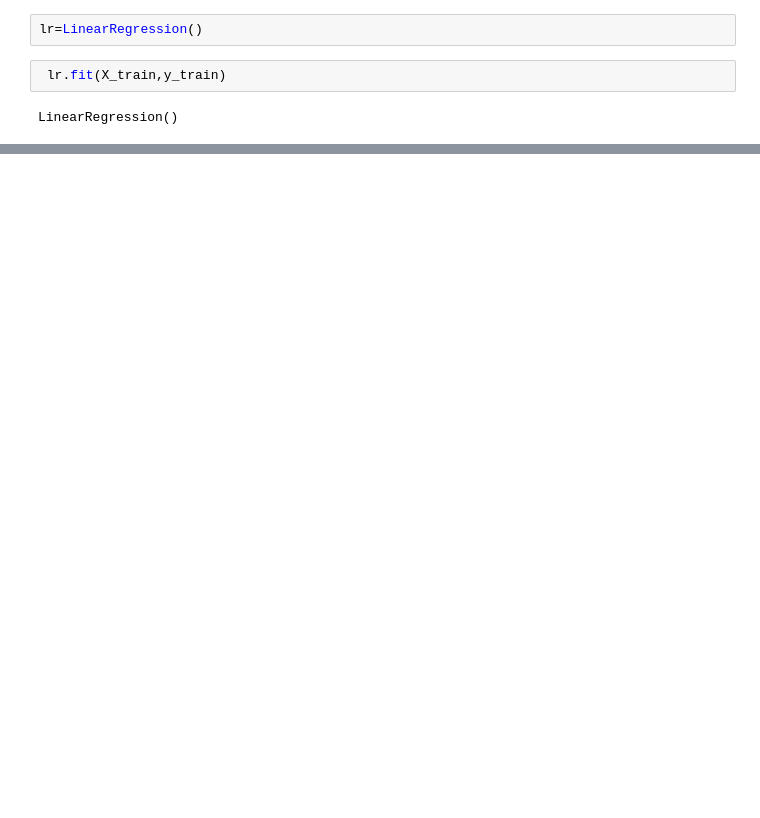
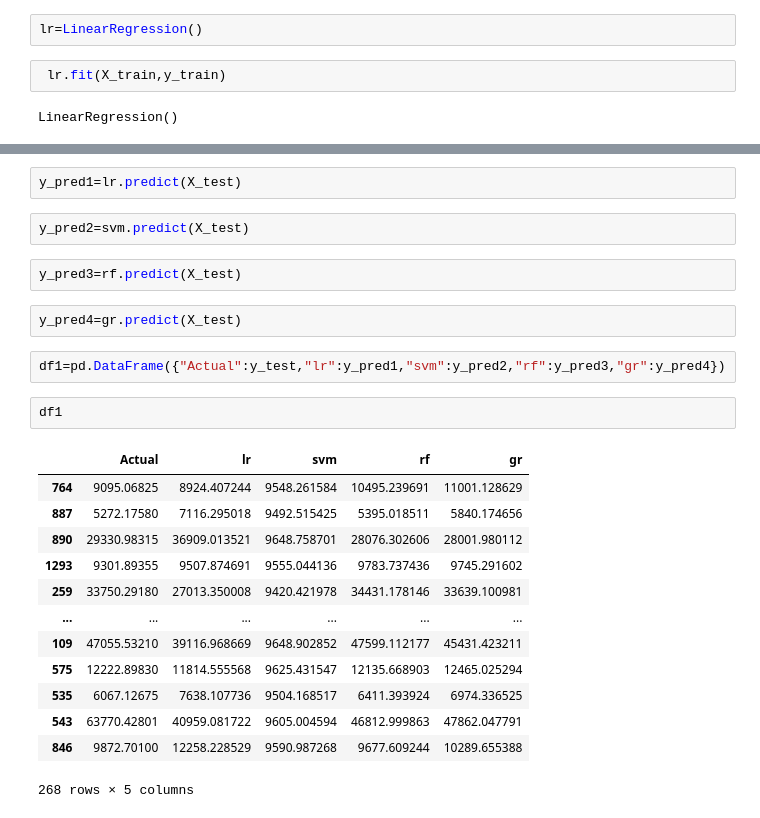
Before and after one commit to salauddintech/Machine-Learning-Example, a Jupyter notebook: Project - 2 Insurance Cost Prediction.ipynb, the cells around one changed output, grey strips where cells are left out. Drawn from its saved outputs; the diff is of its cells as text; blank space fills up the shorter version.

```diff
--- a/Project - 2 Insurance Cost Prediction.ipynb
+++ b/Project - 2 Insurance Cost Prediction.ipynb
@@ -130,0 +147,26 @@ LinearRegression()
+# %%
+y_pred1=lr.predict(X_test)
+# %%
+y_pred2=svm.predict(X_test)
+# %%
+y_pred3=rf.predict(X_test)
+# %%
+y_pred4=gr.predict(X_test)
+# %%
+df1=pd.DataFrame({"Actual":y_test,"lr":y_pred1,"svm":y_pred2,"rf":y_pred3,"gr":y_pred4})
+# %%
+df1
+# %% [output]
+|  | Actual | lr | svm | rf | gr |
+| 764 | 9095.06825 | 8924.407244 | 9548.261584 | 10495.239691 | 11001.128629 |
+| 887 | 5272.17580 | 7116.295018 | 9492.515425 | 5395.018511 | 5840.174656 |
+| 890 | 29330.98315 | 36909.013521 | 9648.758701 | 28076.302606 | 28001.980112 |
+| 1293 | 9301.89355 | 9507.874691 | 9555.044136 | 9783.737436 | 9745.291602 |
+| 259 | 33750.29180 | 27013.350008 | 9420.421978 | 34431.178146 | 33639.100981 |
+| ... | ... | ... | ... | ... | ... |
+| 109 | 47055.53210 | 39116.968669 | 9648.902852 | 47599.112177 | 45431.423211 |
+| 575 | 12222.89830 | 11814.555568 | 9625.431547 | 12135.668903 | 12465.025294 |
+| 535 | 6067.12675 | 7638.107736 | 9504.168517 | 6411.393924 | 6974.336525 |
+| 543 | 63770.42801 | 40959.081722 | 9605.004594 | 46812.999863 | 47862.047791 |
+| 846 | 9872.70100 | 12258.228529 | 9590.987268 | 9677.609244 | 10289.655388 |
+268 rows × 5 columns
```
Also changed, not shown: parts of 27 cells of this notebook, 3 other files.
